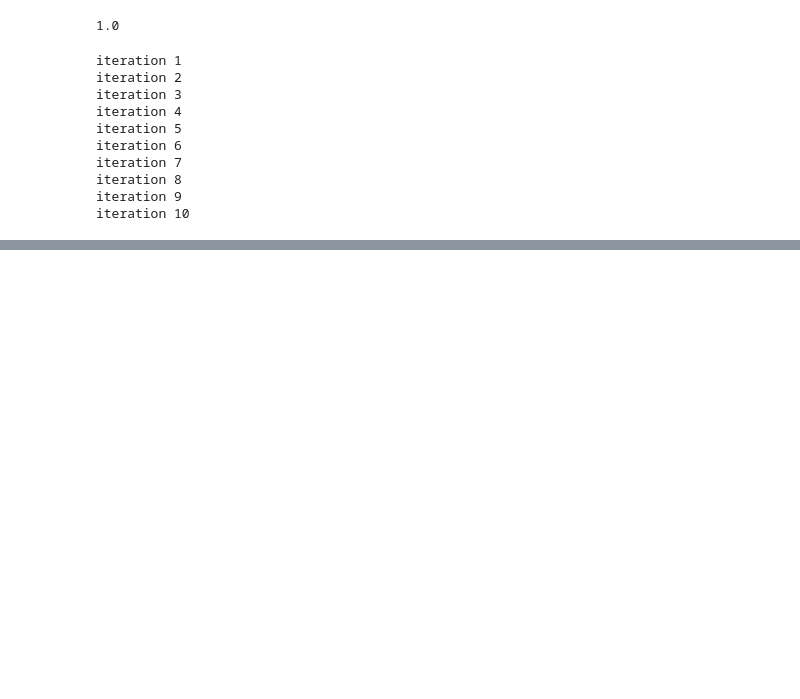
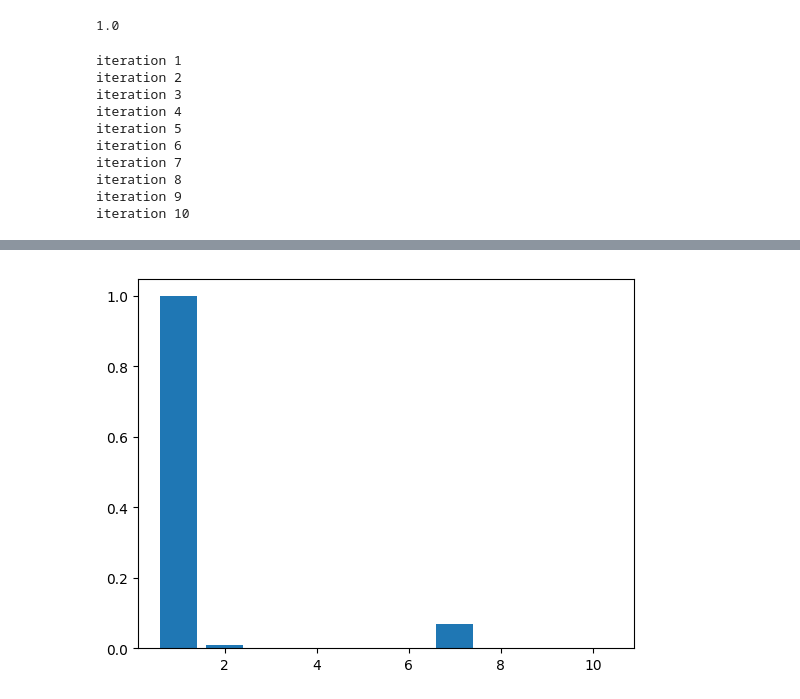
Before and after one commit to tbekas/introduction-to-machine-learning, a Jupyter notebook: Presentation.ipynb, the cells around one changed output, grey strips where cells are left out. Saved outputs shown, nothing was run; the diff lists cells and outputs as text; code cells hidden in the pictures; blank space fills up the shorter version.

```diff
--- a/Presentation.ipynb
+++ b/Presentation.ipynb
@@ -325,0 +329,8 @@ map(i -> [1 X[i,:]'] * res.minimizer, signal(s))
+# %%
+using PyPlot
+
+f = figure()
+
+map(i -> withfig(f) do; bar(1:10,reshape(sig([1 X[i,:]'] * all_Θ'), 10)); end, signal(s2))
+# %% [output]
+[figure, added]
```
Also changed, not shown: parts of 9 cells of this notebook.
